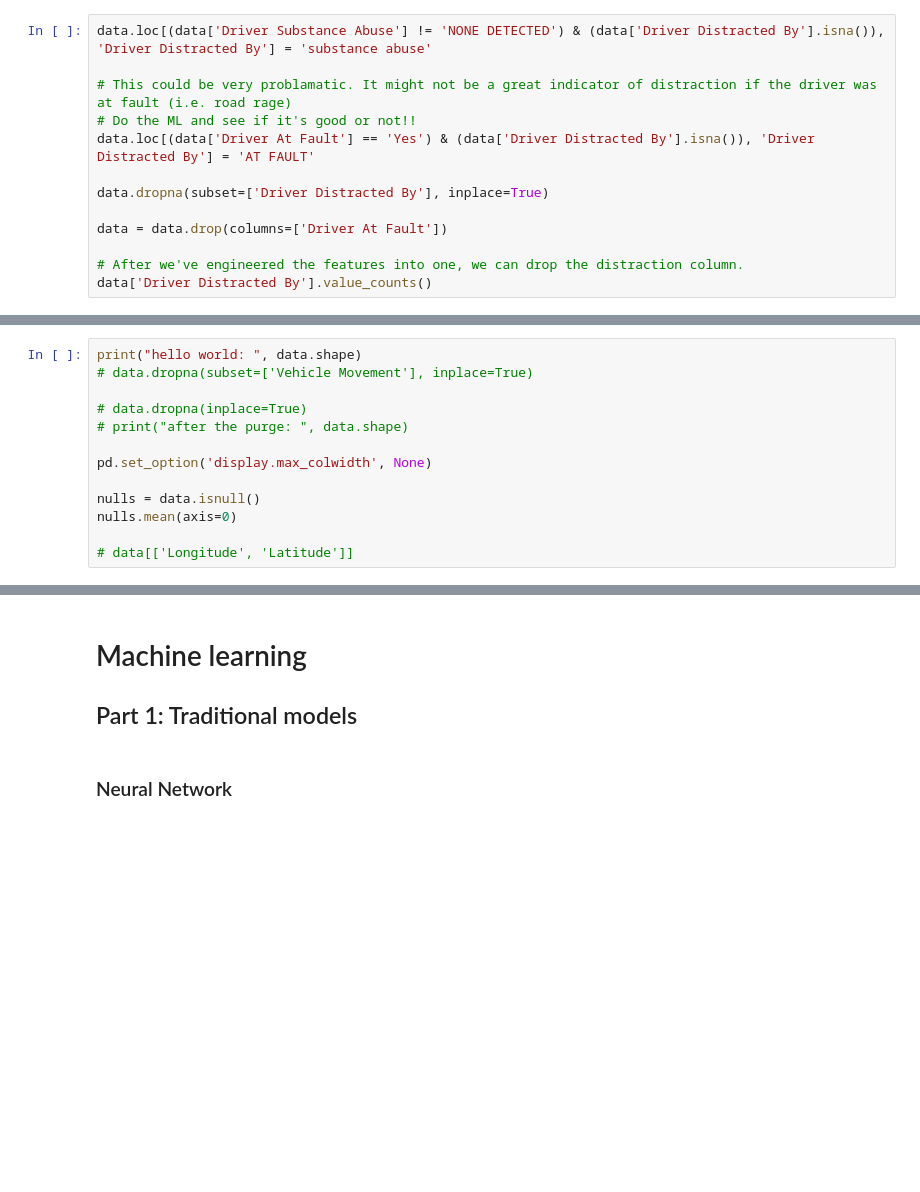
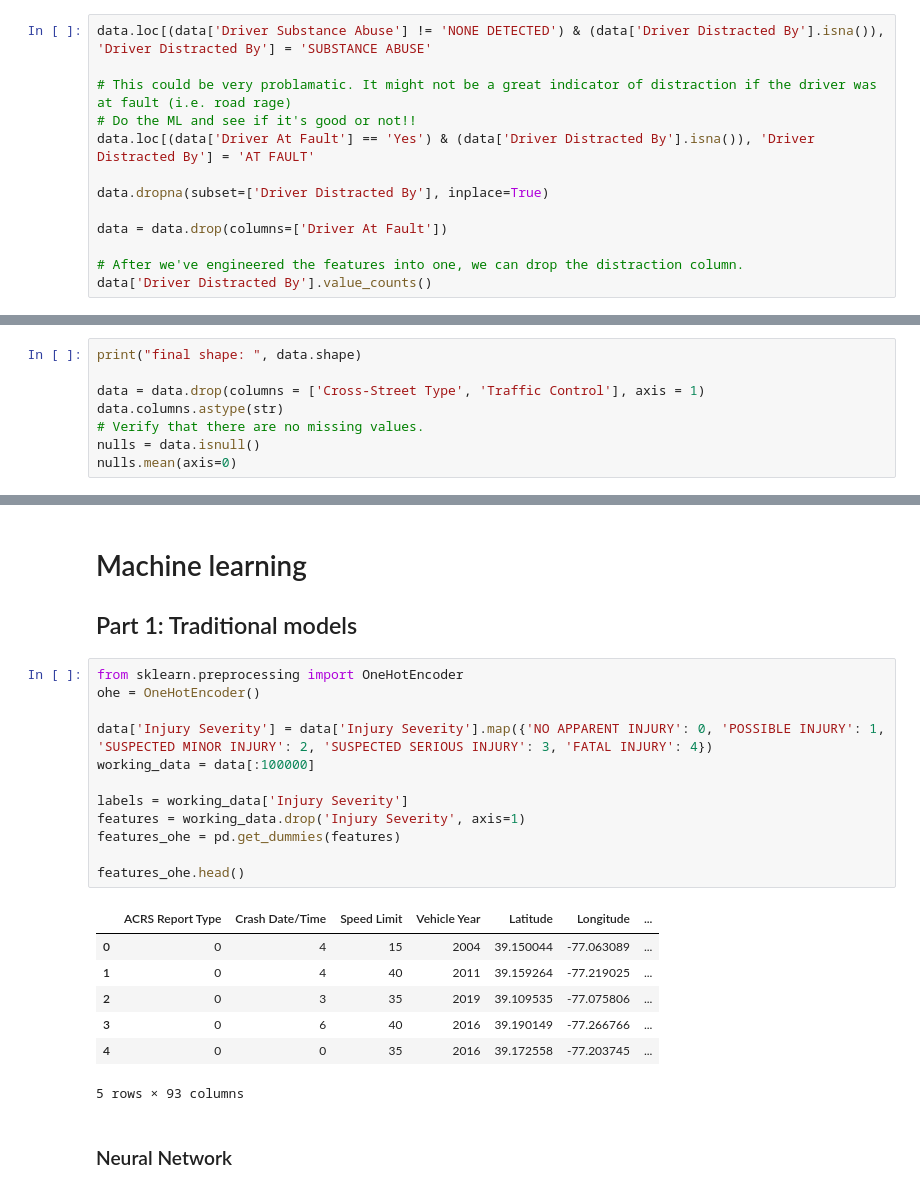
Before and after one commit to jrsmith03/TrafficPrediction, a Jupyter notebook: proj.ipynb, the cells around one changed output, grey strips where cells are left out. Drawn from its saved outputs; the diff is of its cells as text; blank space fills up the shorter version.

```diff
--- a/proj.ipynb
+++ b/proj.ipynb
@@ -297,7 +308,7 @@ Name: count, dtype: int64
 # %% [markdown]
 ### Driver Distracted By
 # %%
-data.loc[(data['Driver Substance Abuse'] != 'NONE DETECTED') & (data['Driver Distracted By'].isna()), 'Driver Distracted By'] = 'substance abuse'
+data.loc[(data['Driver Substance Abuse'] != 'NONE DETECTED') & (data['Driver Distracted By'].isna()), 'Driver Distracted By'] = 'SUBSTANCE ABUSE'
 
 # This could be very problamatic. It might not be a great indicator of distraction if the driver was at fault (i.e. road rage)
 # Do the ML and see if it's good or not!!
@@ -354,15 +358,2 @@ data['same_dir'] = data['Vehicle Movement'].apply(lambda x: 1 if 'SAME' in x els
 # %% [markdown]
 ### Results of the data cleaning
-# %%
-print("hello world: ", data.shape)
-# data.dropna(subset=['Vehicle Movement'], inplace=True)
-
-# data.dropna(inplace=True)
-# print("after the purge: ", data.shape)
-
-pd.set_option('display.max_colwidth', None)
-
-nulls = data.isnull()
-nulls.mean(axis=0)
-
-# data[['Longitude', 'Latitude']]
@@ -393,0 +360,8 @@ KeyError: 'Substance Abuse'
+# %%
+print("final shape: ", data.shape)
+
+data = data.drop(columns = ['Cross-Street Type', 'Traffic Control'], axis = 1)
+data.columns.astype(str)
+# Verify that there are no missing values.
+nulls = data.isnull()
+nulls.mean(axis=0)
@@ -394,5 +390,25 @@ KeyError: 'Substance Abuse'
 # %% [markdown]
 # Machine learning
 ## Part 1: Traditional models
+# %%
+from sklearn.preprocessing import OneHotEncoder
+ohe = OneHotEncoder()
+
+data['Injury Severity'] = data['Injury Severity'].map({'NO APPARENT INJURY': 0, 'POSSIBLE INJURY': 1, 'SUSPECTED MINOR INJURY': 2, 'SUSPECTED SERIOUS INJURY': 3, 'FATAL INJURY': 4})
+working_data = data[:100000]
+
+labels = working_data['Injury Severity']
+features = working_data.drop('Injury Severity', axis=1)
+features_ohe = pd.get_dummies(features)
+
+features_ohe.head()
+# %% [output]
+|  | ACRS Report Type | Crash Date/Time | Speed Limit | Vehicle Year | Latitude | Longitude | ... |
+| 0 | 0 | 4 | 15 | 2004 | 39.150044 | -77.063089 | ... |
+| 1 | 0 | 4 | 40 | 2011 | 39.159264 | -77.219025 | ... |
+| 2 | 0 | 3 | 35 | 2019 | 39.109535 | -77.075806 | ... |
+| 3 | 0 | 6 | 40 | 2016 | 39.190149 | -77.266766 | ... |
+| 4 | 0 | 0 | 35 | 2016 | 39.172558 | -77.203745 | ... |
+5 rows × 93 columns
 # %% [markdown]
 ### Neural Network
```
Also changed, not shown: parts of 10 cells of this notebook.
